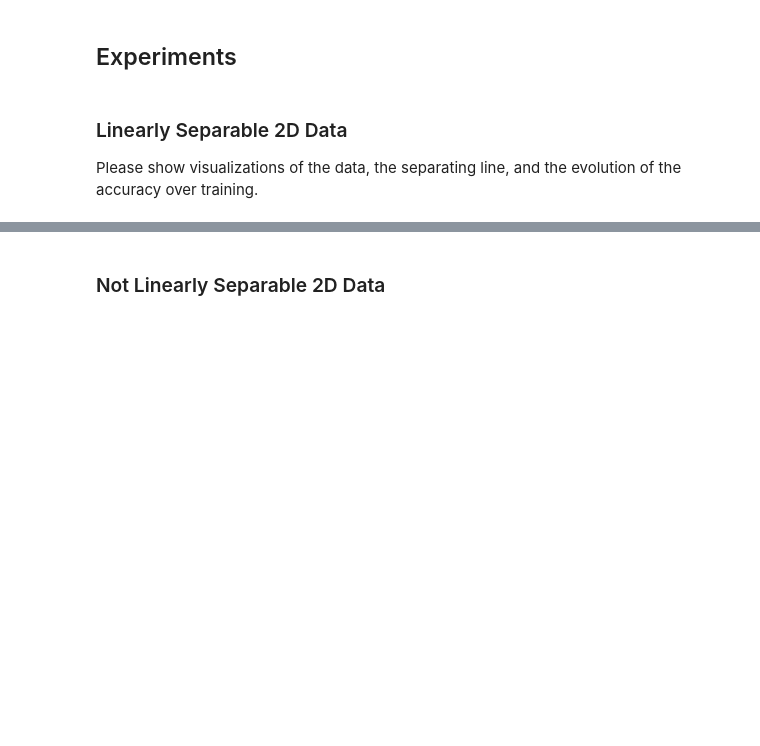
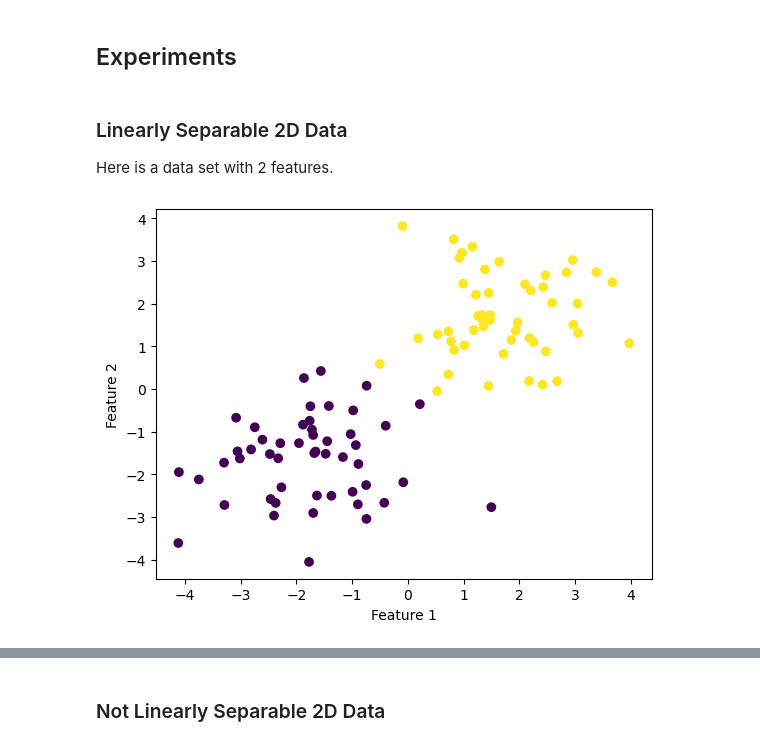
Before and after one commit to KatieMacalintal/KatieMacalintal.github.io, a Jupyter notebook: posts/perceptron/index.ipynb, the cells around one changed output, grey strips where cells are left out. Saved outputs shown, nothing was run; the diff lists cells and outputs as text; code cells hidden in the pictures; blank space fills up the shorter version.

```diff
--- a/posts/perceptron/index.ipynb
+++ b/posts/perceptron/index.ipynb
@@ -20,4 +19,4 @@ from perceptron import Perceptron
 ## Experiments
 # %% [markdown]
 ### Linearly Separable 2D Data
-Please show visualizations of the data, the separating line, and the evolution of the accuracy over training.
+Here is a data set with 2 features.
@@ -24,18 +37,11 @@ Please show visualizations of the data, the separating line, and the evolution o
 # %%
-import numpy as np
-import pandas as pd
-import seaborn as sns
-from matplotlib import pyplot as plt
+n = 100
+p_features = 2
 
-from sklearn.datasets import make_blobs
-
-np.random.seed(12345)
-
-n = 100
-p_features = 3
-
-X, y = make_blobs(n_samples = 100, n_features = p_features - 1, centers = [(-1.7, -1.7), (1.7, 1.7)])
+X, y = make_blobs(n_samples = n, n_features = p_features, centers = [(-1.75, -1.75), (1.75, 1.75)])
 
 fig = plt.scatter(X[:,0], X[:,1], c = y)
 xlab = plt.xlabel("Feature 1")
 ylab = plt.ylabel("Feature 2")
+# %% [output]
+[figure, added]
```
Also changed, not shown: parts of 22 cells of this notebook.
